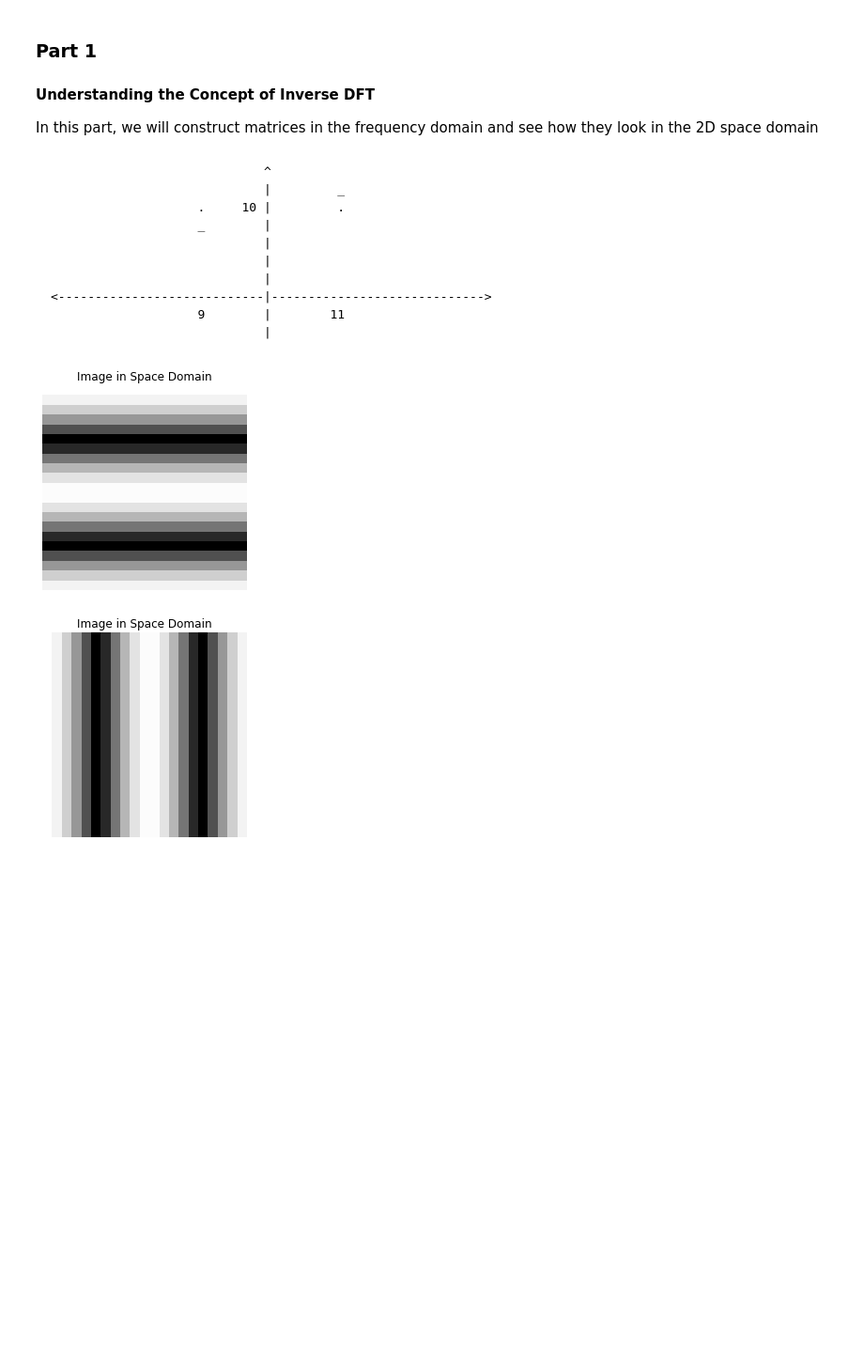
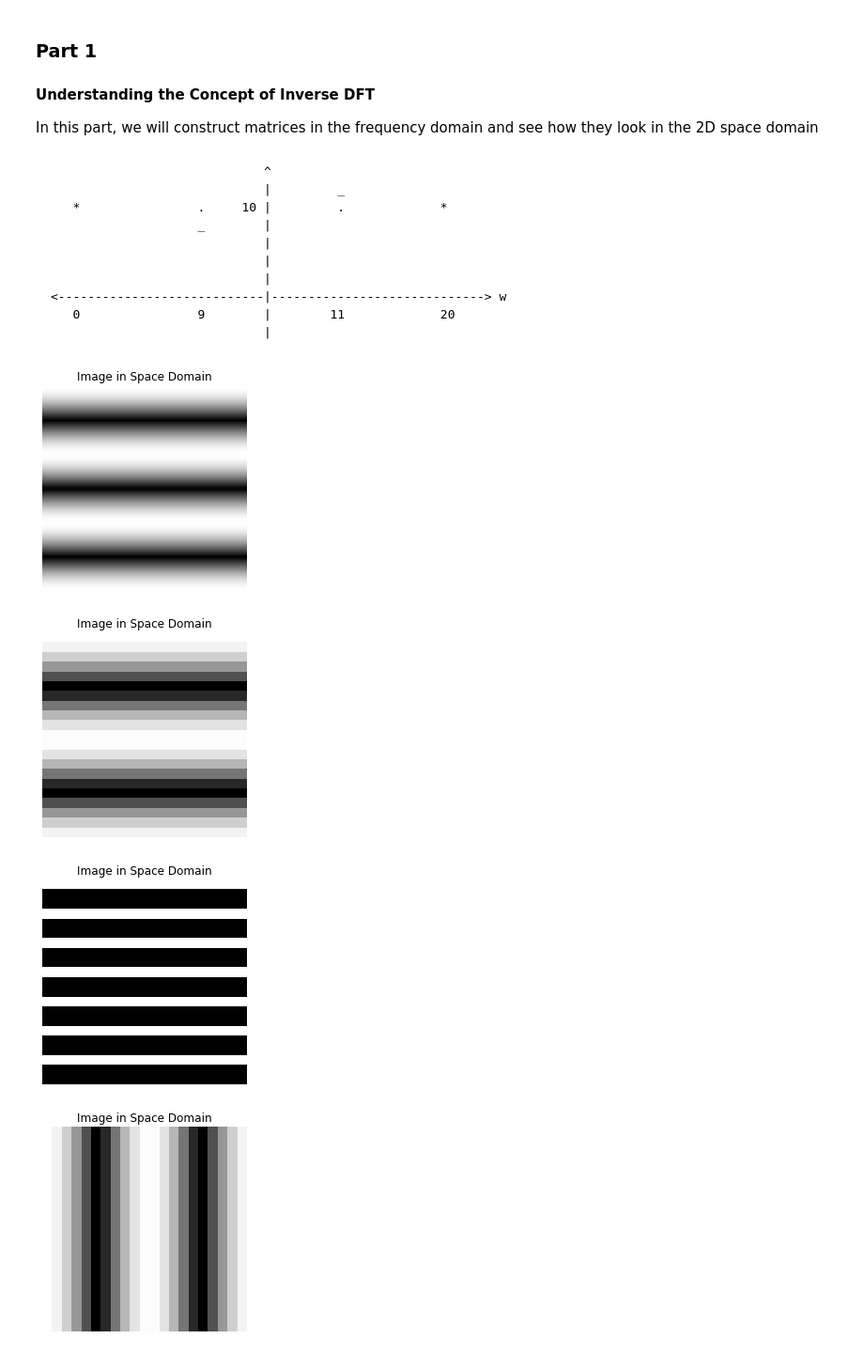
Before and after one commit to We2Am-BaSsem/IP-Labs, a Jupyter notebook: Lab02/lab2-std.ipynb, the cells around one changed output. Shown at 94% size. Cells and saved outputs as stored; diff of their text form; code cells hidden in the pictures; blank space fills up the shorter version.

````diff
--- a/Lab02/lab2-std.ipynb
+++ b/Lab02/lab2-std.ipynb
@@ -35,24 +35,45 @@ def plot_image_from_freq(freq_domain_mat):
 ```
                              ^
                              |         _
-                    .     10 |         .
+   *                .     10 |         .             *
                     _        |
                              |
                              |
                              |
-<----------------------------|----------------------------->
-                    9        |        11
+<----------------------------|-----------------------------> w
+   0                9        |        11             20
                              |
 ```
-# %%
-# We will first try to construct a matrix in the frequency domain that makes a vertically moving ripple in the space domain
-
-freq_domain_mat = np.zeros([21,21])
-freq_domain_mat[9, 10] = 1 # The choice of the value '1' is arbitrary
-freq_domain_mat[11, 10] = 1
-plot_image_from_freq(freq_domain_mat)
-# %% [output]
-[figure, removed]
+# %%
+# We will first try to construct a matrix in the frequency domain that makes a vertically moving ripple in the space domain
+
+# w = 2*PI*f
+# a -> W0
+# sin(at) = imp(x-a) + imp(x+a)
+
+# grey will appear when freq is low
+a = 49
+freq_domain_mat = np.zeros([101,101]) # when we increase the size we will get the same pattern but more smooth and edgeless
+freq_domain_mat[50-a, 50] = 1 # The choice of the value '1' is arbitrary
+freq_domain_mat[50+a, 50] = 1
+plot_image_from_freq(freq_domain_mat)
+
+a = 1
+freq_domain_mat = np.zeros([21,21])
+freq_domain_mat[10-a, 10] = 1 # The choice of the value '1' is arbitrary
+freq_domain_mat[10+a, 10] = 1
+plot_image_from_freq(freq_domain_mat)
+
+# when freq is high we will see immediate transition between black and white
+a = 7
+freq_domain_mat = np.zeros([21,21])
+freq_domain_mat[10-a, 10] = 1 # The choice of the value '1' is arbitrary
+freq_domain_mat[10+a, 10] = 1
+plot_image_from_freq(freq_domain_mat)
+# %% [output]
+[figure, added]
+[figure, added]
+[figure, added]
 # %%
 # TODO: construct a matrix in the frequency domain that makes a HORIZONTALLY moving ripple in the space domain
 
````
Also changed, not shown: parts of 1 cell of this notebook, 2 other files.
